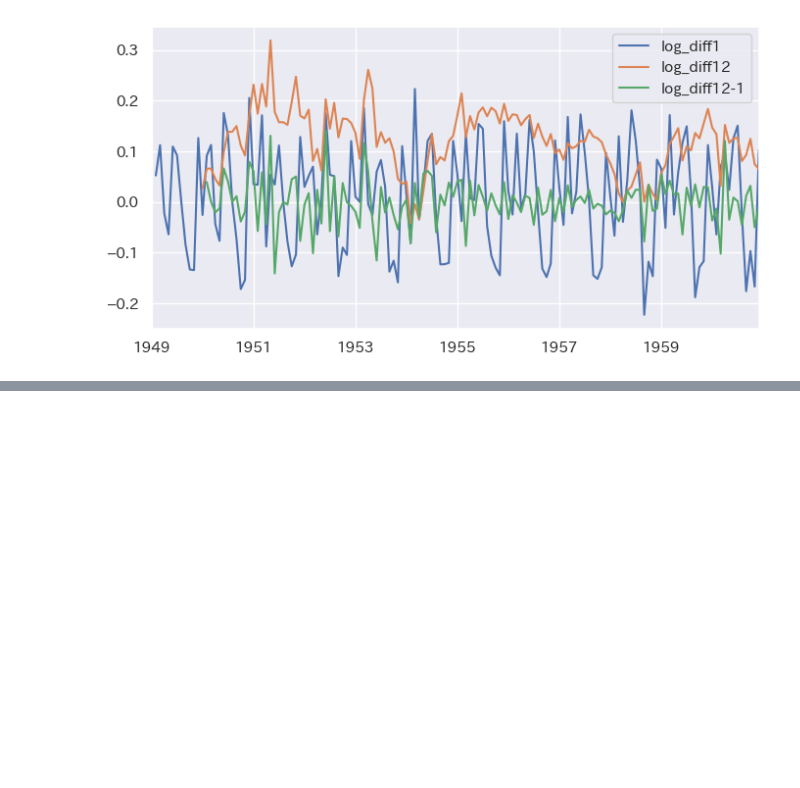
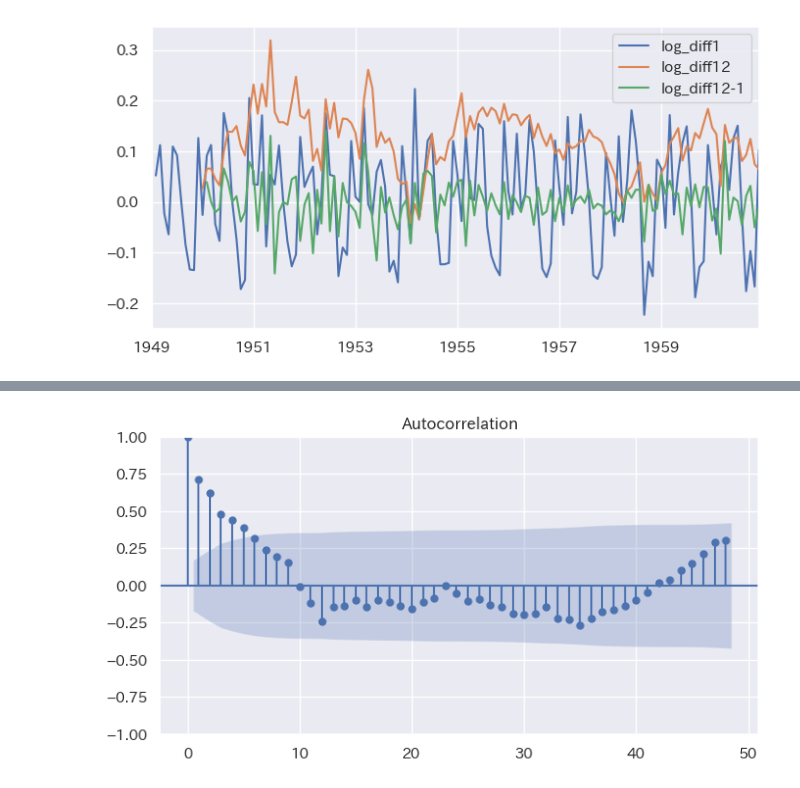
Before and after one commit to maton369/Python_Time_Series_Intro, a Jupyter notebook: 2-5-Pythonによる時系列分析の基本.ipynb, the cells around one changed output, grey strips where cells are left out. Saved outputs shown, nothing was run; the diff lists cells and outputs as text; code cells hidden in the pictures; blank space fills up the shorter version.

```diff
--- a/2-5-Pythonによる時系列分析の基本.ipynb
+++ b/2-5-Pythonによる時系列分析の基本.ipynb
@@ -296,0 +314,9 @@ air_passengers_log[["log_diff1", "log_diff12", "log_diff12-1"]].plot()
+# %%
+# 対数差分系列（12ヶ月の季節差分）のコレログラム
+# dropna() で先頭の NaN を除去している
+# lags=48 として、最大48ラグ先までの自己相関を表示する
+# 季節差分を取ったため、元の系列に見られた強いトレンドや季節性は弱まり、
+# より「定常的」な自己相関パターンを観察できる
+_ = sm.graphics.tsa.plot_acf(air_passengers_log["log_diff12"].dropna(), lags=48)
+# %% [output]
+[figure, added]
```
Also changed, not shown: parts of 5 cells of this notebook.
